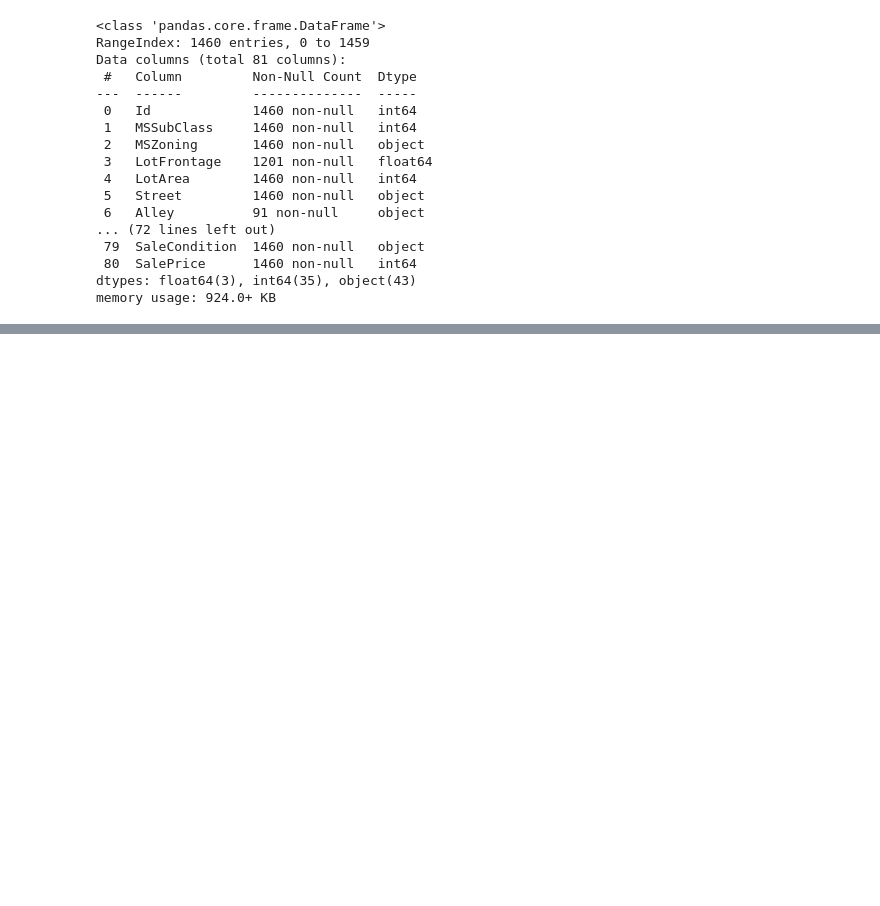
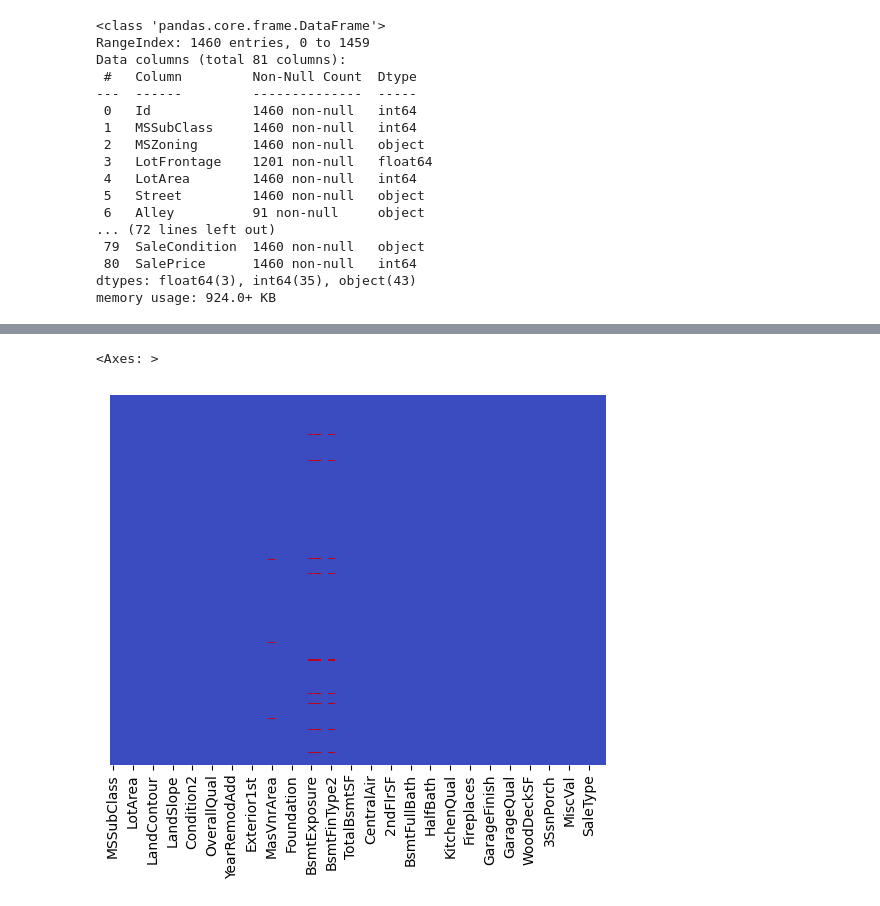
Before and after one commit to Kunalthakur01/House-prices, a Jupyter notebook: house-price.ipynb, the cells around one changed output, grey strips where cells are left out. Drawn from its saved outputs; the diff is of its cells as text; code cells hidden in the pictures; blank space fills up the shorter version.

```diff
--- a/house-price.ipynb
+++ b/house-price.ipynb
@@ -63,3 +110,10 @@ memory usage: 924.0+ KB
+# %%
+train_df['GarageFinish']=train_df['GarageFinish'].fillna(train_df['GarageFinish'].mode()[0])
+train_df['GarageQual']=train_df['GarageQual'].fillna(train_df['GarageQual'].mode()[0])
+train_df['GarageCond']=train_df['GarageCond'].fillna(train_df['GarageCond'].mode()[0])
+# %%
+
+train_df.drop(['PoolQC','Fence','MiscFeature'],axis=1,inplace=True)
 # %%
 train_df.shape
 # %% [output]
@@ -66,0 +121,3 @@ train_df.shape
+# %%
+
+train_df.drop(['Id'],axis=1,inplace=True)
@@ -66,0 +139,9 @@ train_df.shape
+# %%
+train_df['MasVnrType']=train_df['MasVnrType'].fillna(train_df['MasVnrType'].mode()[0])
+train_df['MasVnrType']=train_df['MasVnrType'].fillna(train_df['MasVnrType'].mode()[0])
+# %%
+
+sns.heatmap(train_df.isnull(),yticklabels=False,cbar=False,cmap='coolwarm')
+# %% [output]
+<Axes: >
+[figure, added]
```
Also changed, not shown: parts of 29 cells of this notebook.
